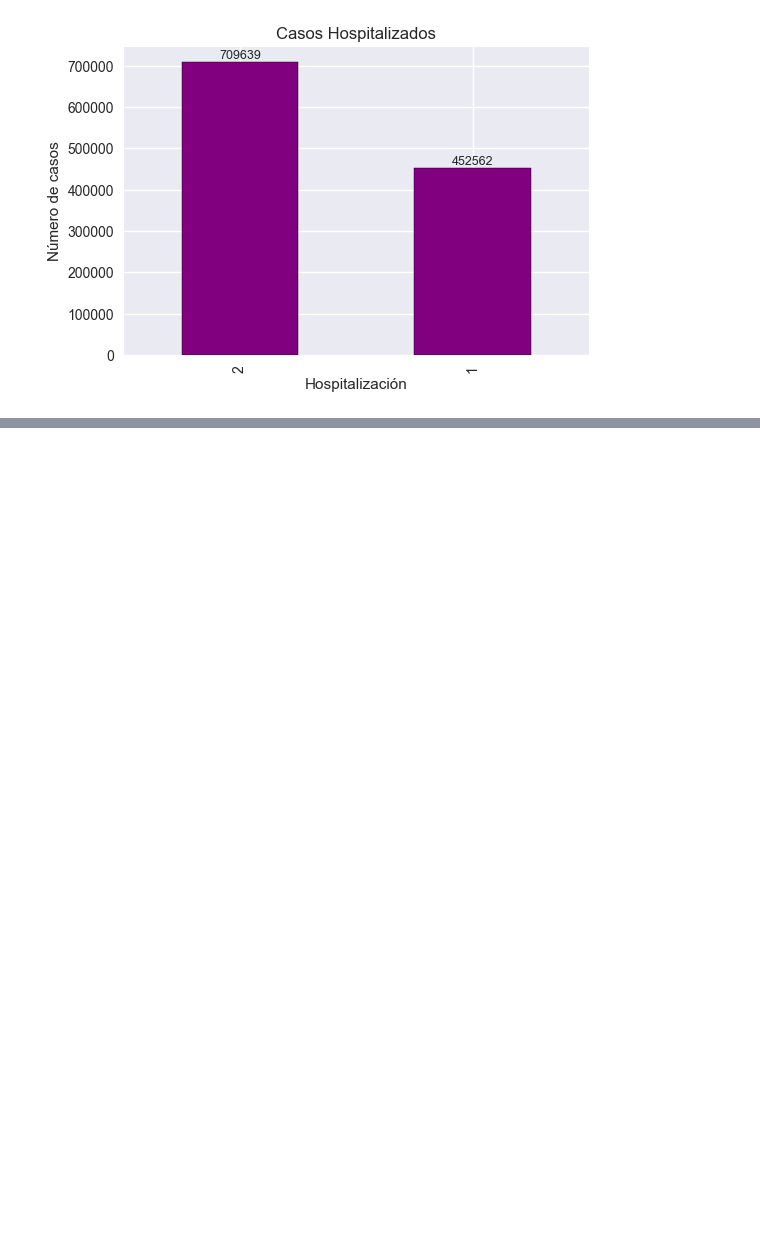
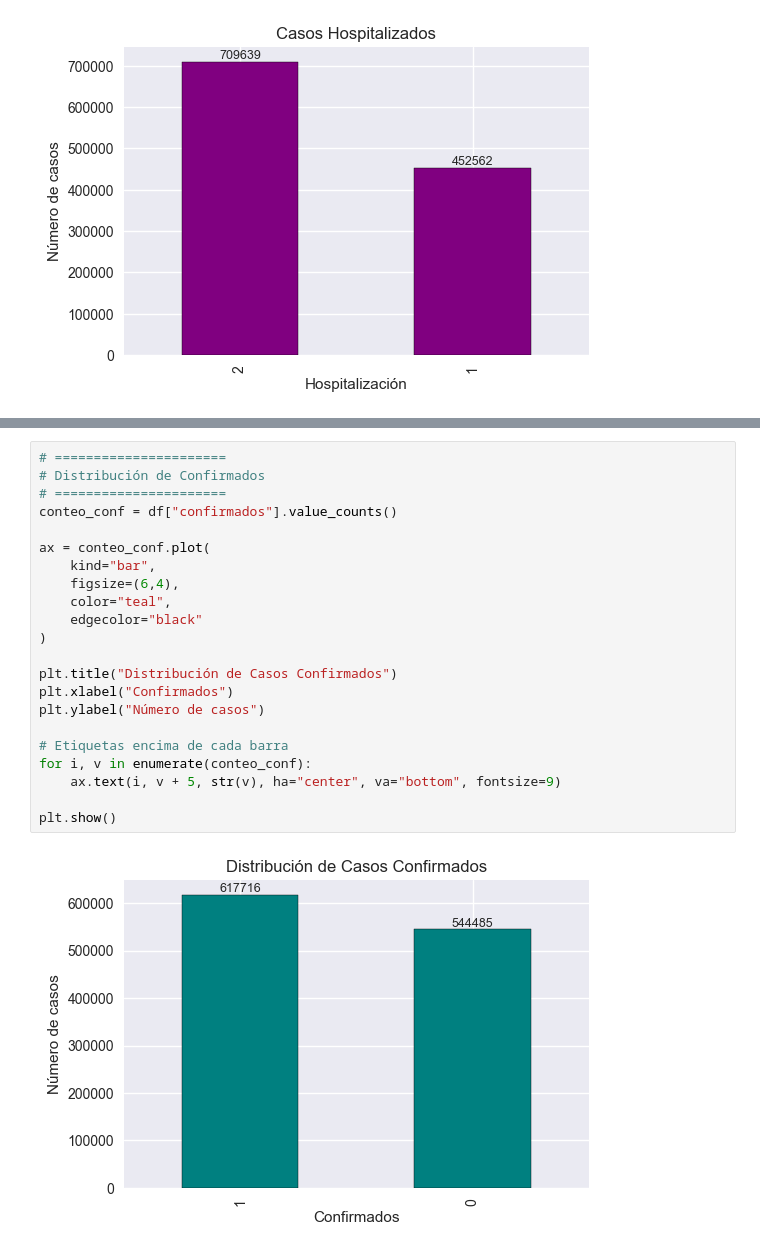
Before and after one commit to cristhianalextorres/etl_project, a Jupyter notebook: EDA_Dengue.ipynb, the cells around one changed output, grey strips where cells are left out. Saved outputs shown, nothing was run; the diff lists cells and outputs as text; blank space fills up the shorter version.

```diff
--- a/EDA_Dengue.ipynb
+++ b/EDA_Dengue.ipynb
@@ -284,0 +291,24 @@ plt.show()
+# %%
+# ======================
+# Distribución de Confirmados
+# ======================
+conteo_conf = df["confirmados"].value_counts()
+
+ax = conteo_conf.plot(
+    kind="bar",
+    figsize=(6,4),
+    color="teal",
+    edgecolor="black"
+)
+
+plt.title("Distribución de Casos Confirmados")
+plt.xlabel("Confirmados")
+plt.ylabel("Número de casos")
+
+# Etiquetas encima de cada barra
+for i, v in enumerate(conteo_conf):
+    ax.text(i, v + 5, str(v), ha="center", va="bottom", fontsize=9)
+
+plt.show()
+# %% [output]
+[figure, added]
```
Also changed, not shown: parts of 14 cells of this notebook, 4 other files.
